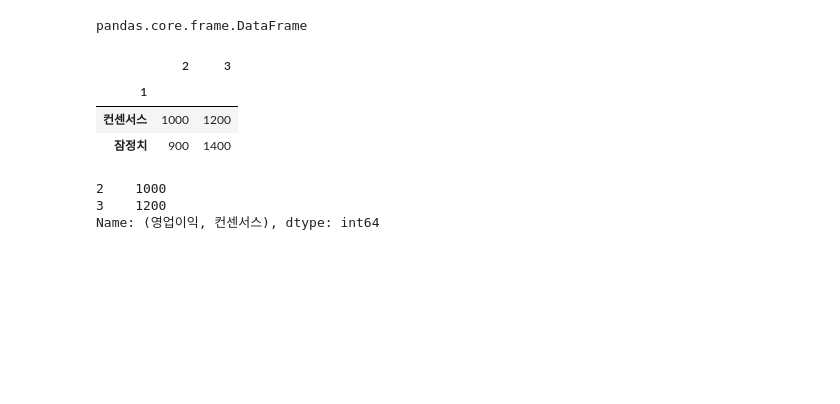
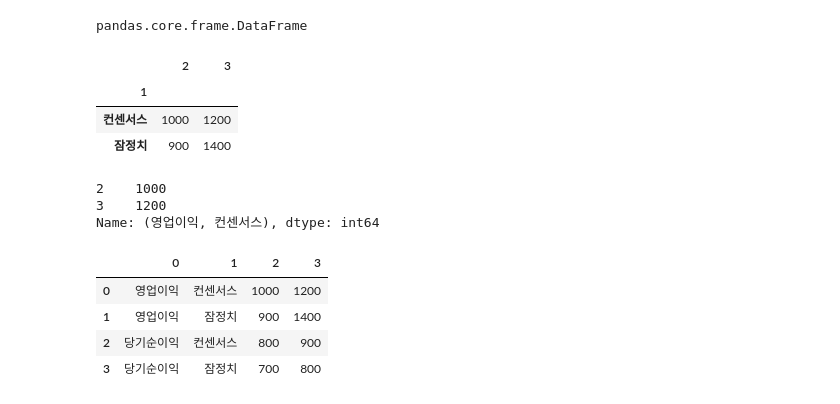
Before and after one commit to dsleslie/Archiving, a Jupyter notebook: 20241004/241004_lecture_2.ipynb, the cells around one changed output. Cells and saved outputs as stored; diff of their text form; code cells hidden in the pictures; blank space fills up the shorter version.

```diff
--- a/20241004/241004_lecture_2.ipynb
+++ b/20241004/241004_lecture_2.ipynb
@@ -153,3 +153,13 @@ df.loc[('영업이익', '컨센서스'),:]
 2    1000
 3    1200
 Name: (영업이익, 컨센서스), dtype: int64
+# %%
+df2 = df.reset_index()
+df2
+# 멀티 인덱스가 다루기 어려울 떈... 이렇게 해보셈.
+# %% [output]
+|  | 0 | 1 | 2 | 3 |
+| 0 | 영업이익 | 컨센서스 | 1000 | 1200 |
+| 1 | 영업이익 | 잠정치 | 900 | 1400 |
+| 2 | 당기순이익 | 컨센서스 | 800 | 900 |
+| 3 | 당기순이익 | 잠정치 | 700 | 800 |
```
Also changed, not shown: parts of 12 cells of this notebook.
